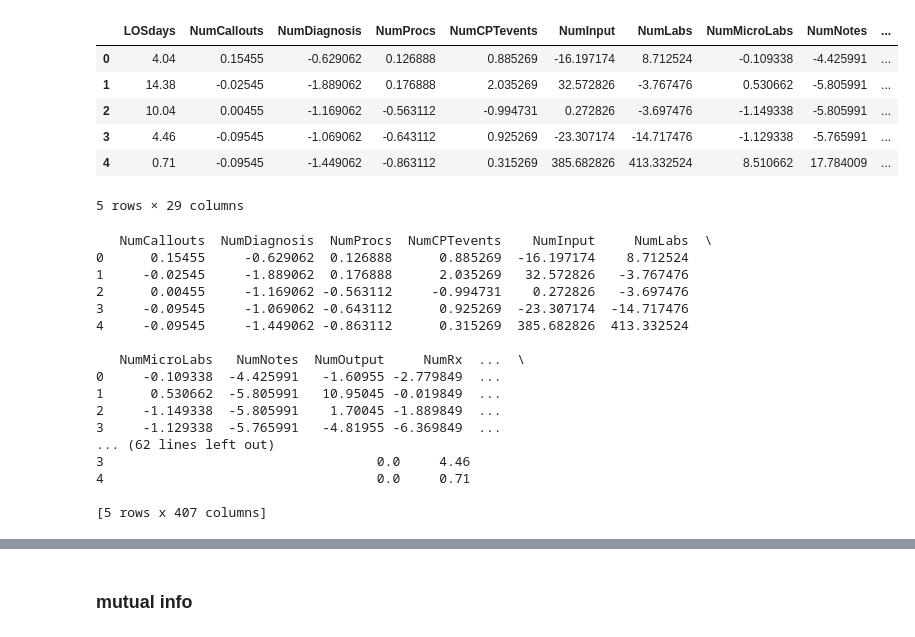
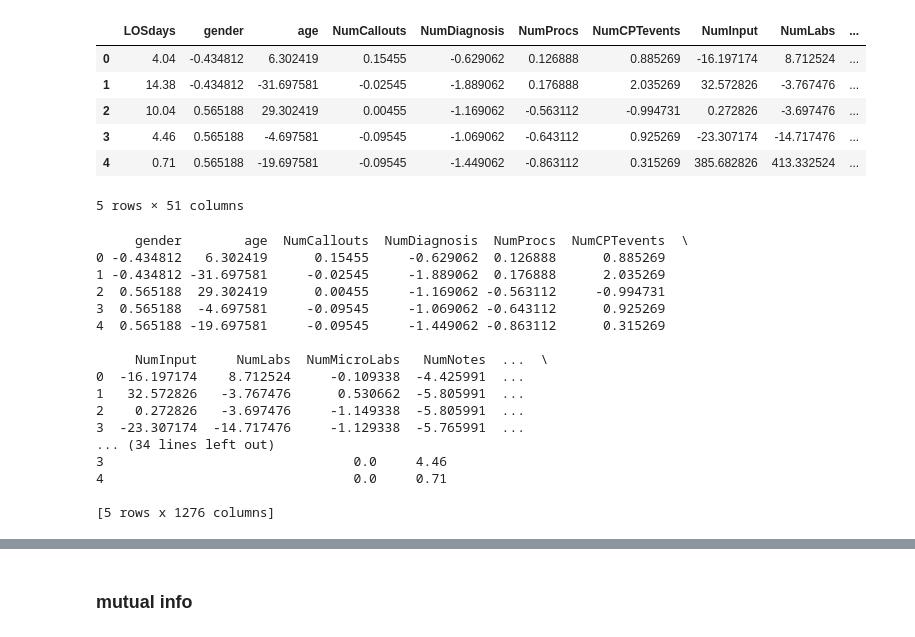
Before and after one commit to mairihallman/MAT-4376E-F24, a Jupyter notebook: 2-bayesian-data-analysis/even-more-feature-selection-q5.ipynb, the cells around one changed output, grey strips where cells are left out. Drawn from its saved outputs; the diff is of its cells as text; code cells hidden in the pictures.

```diff
--- a/2-bayesian-data-analysis/even-more-feature-selection-q5.ipynb
+++ b/2-bayesian-data-analysis/even-more-feature-selection-q5.ipynb
@@ -34,27 +34,33 @@ TotalNumInteract    float64
 LOSgroupNum           int64
 dtype: object
 # %%
-df = df.drop(columns=['hadm_id','gender','age','AdmitDiagnosis','religion','marital_status','ethnicity','AdmitProcedure','ExpiredHospital','LOSgroupNum'])
+df = df.drop(columns=['hadm_id','religion','ethnicity','ExpiredHospital','LOSgroupNum'])
+
+df['gender'] = df['gender'].map({'M': 0, 'F': 1})
 # %%
 # One-hot encode low-cardinality columns
 #df_one_hot = pd.get_dummies(df[['gender', 'admit_type', 'admit_location','religion','insurance', 'marital_status','ethnicity',]], drop_first=True)
 df_one_hot = pd.get_dummies(df[['admit_type', 'admit_location','insurance']], drop_first=True).astype(int)
 
 
 # Select numeric columns
 df_numeric = df.select_dtypes(include=['float64', 'int64']).drop(columns=["LOSdays"])
 df_numeric = df_numeric - df_numeric.mean()
 df_days = df['LOSdays']
-df_concat = pd.concat([df_days, df_numeric, df_one_hot], axis=1)
+
+binary_encoder = ce.BinaryEncoder(cols=['AdmitDiagnosis', 'AdmitProcedure'], drop_invariant=True)
+df_binary = binary_encoder.fit_transform(df[['AdmitDiagnosis', 'AdmitProcedure']])
+
+df_concat = pd.concat([df_days, df_numeric, df_one_hot, df_binary], axis=1)
 df_concat.head()
 # %% [output]
-|  | LOSdays | NumCallouts | NumDiagnosis | NumProcs | NumCPTevents | NumInput | NumLabs | NumMicroLabs | NumNotes | ... |
-| 0 | 4.04 | 0.15455 | -0.629062 | 0.126888 | 0.885269 | -16.197174 | 8.712524 | -0.109338 | -4.425991 | ... |
-| 1 | 14.38 | -0.02545 | -1.889062 | 0.176888 | 2.035269 | 32.572826 | -3.767476 | 0.530662 | -5.805991 | ... |
-| 2 | 10.04 | 0.00455 | -1.169062 | -0.563112 | -0.994731 | 0.272826 | -3.697476 | -1.149338 | -5.805991 | ... |
-| 3 | 4.46 | -0.09545 | -1.069062 | -0.643112 | 0.925269 | -23.307174 | -14.717476 | -1.129338 | -5.765991 | ... |
-| 4 | 0.71 | -0.09545 | -1.449062 | -0.863112 | 0.315269 | 385.682826 | 413.332524 | 8.510662 | 17.784009 | ... |
+|  | LOSdays | gender | age | NumCallouts | NumDiagnosis | NumProcs | NumCPTevents | NumInput | NumLabs | ... |
+| 0 | 4.04 | -0.434812 | 6.302419 | 0.15455 | -0.629062 | 0.126888 | 0.885269 | -16.197174 | 8.712524 | ... |
+| 1 | 14.38 | -0.434812 | -31.697581 | -0.02545 | -1.889062 | 0.176888 | 2.035269 | 32.572826 | -3.767476 | ... |
+| 2 | 10.04 | 0.565188 | 29.302419 | 0.00455 | -1.169062 | -0.563112 | -0.994731 | 0.272826 | -3.697476 | ... |
+| 3 | 4.46 | 0.565188 | -4.697581 | -0.09545 | -1.069062 | -0.643112 | 0.925269 | -23.307174 | -14.717476 | ... |
+| 4 | 0.71 | 0.565188 | -19.697581 | -0.09545 | -1.449062 | -0.863112 | 0.315269 | 385.682826 | 413.332524 | ... |
-5 rows × 29 columns
+5 rows × 51 columns
 # %%
 # df_concat.to_csv("data-p2/encoded_filtered_mimic3d.csv",index=False)
 # %%
@@ -77,20 +83,20 @@ df_interactions['LOSdays'] = y_pre
 # View the result
 print(df_interactions.head())
 # %% [output]
-   NumCallouts  NumDiagnosis  NumProcs  NumCPTevents    NumInput     NumLabs  \
-0      0.15455     -0.629062  0.126888      0.885269  -16.197174    8.712524
-1     -0.02545     -1.889062  0.176888      2.035269   32.572826   -3.767476
-2      0.00455     -1.169062 -0.563112     -0.994731    0.272826   -3.697476
-3     -0.09545     -1.069062 -0.643112      0.925269  -23.307174  -14.717476
-4     -0.09545     -1.449062 -0.863112      0.315269  385.682826  413.332524
+     gender        age  NumCallouts  NumDiagnosis  NumProcs  NumCPTevents  \
+0 -0.434812   6.302419      0.15455     -0.629062  0.126888      0.885269
+1 -0.434812 -31.697581     -0.02545     -1.889062  0.176888      2.035269
+2  0.565188  29.302419      0.00455     -1.169062 -0.563112     -0.994731
+3  0.565188  -4.697581     -0.09545     -1.069062 -0.643112      0.925269
+4  0.565188 -19.697581     -0.09545     -1.449062 -0.863112      0.315269
 
-   NumMicroLabs   NumNotes  NumOutput     NumRx  ...  \
-0     -0.109338  -4.425991   -1.60955 -2.779849  ...
-1      0.530662  -5.805991   10.95045 -0.019849  ...
-2     -1.149338  -5.805991    1.70045 -1.889849  ...
-3     -1.129338  -5.765991   -4.81955 -6.369849  ...
-... (62 lines left out)
-3                                   0.0     4.46
-4                                   0.0     0.71
+     NumInput     NumLabs  NumMicroLabs   NumNotes  ...  \
+0  -16.197174    8.712524     -0.109338  -4.425991  ...
+1   32.572826   -3.767476      0.530662  -5.805991  ...
+2    0.272826   -3.697476     -1.149338  -5.805991  ...
+3  -23.307174  -14.717476     -1.129338  -5.765991  ...
+... (34 lines left out)
+3                                0.0     4.46
+4                                0.0     0.71
 
-[5 rows x 407 columns]
+[5 rows x 1276 columns]
```
Also changed, not shown: parts of 3 cells of this notebook, 5 other files.
